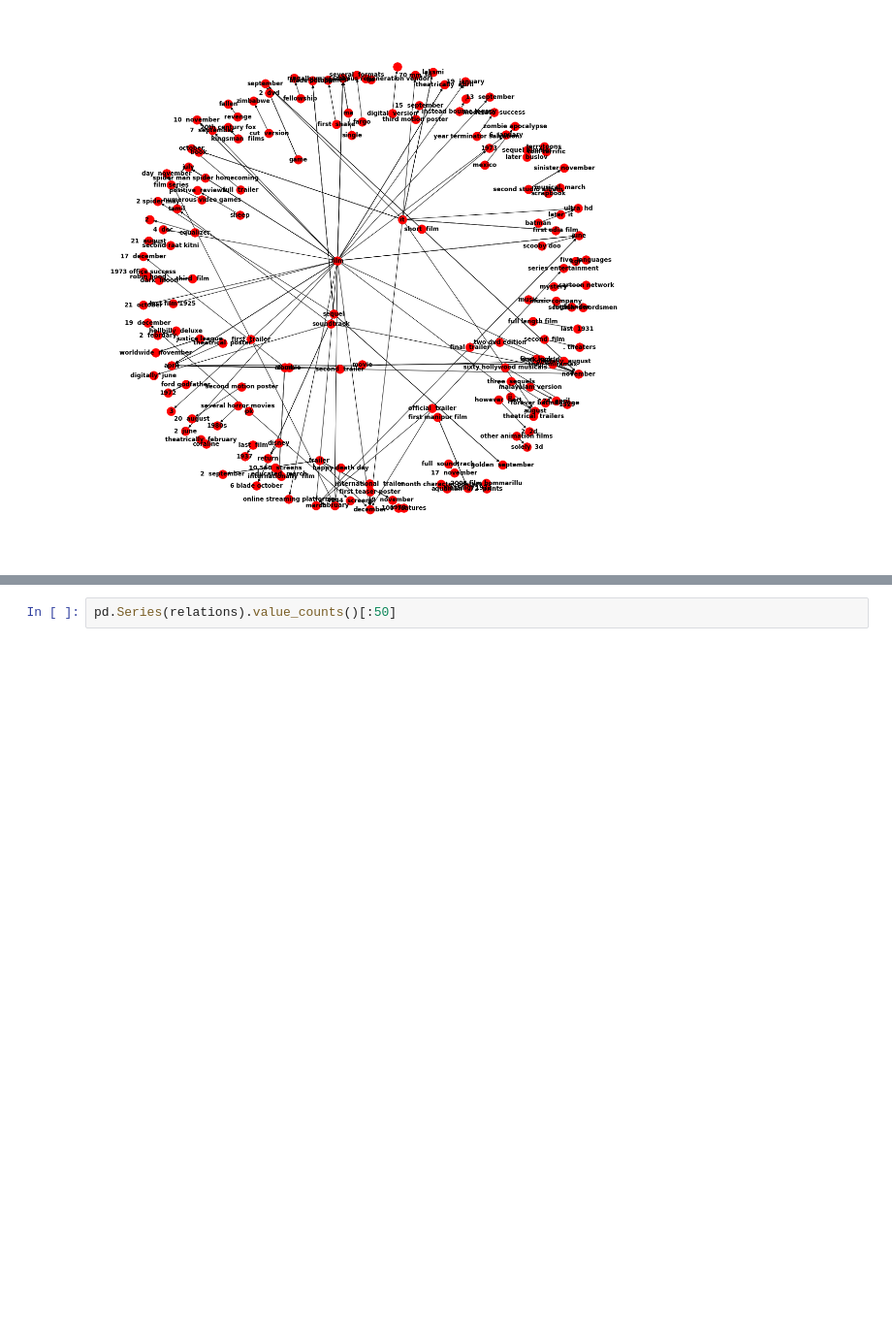
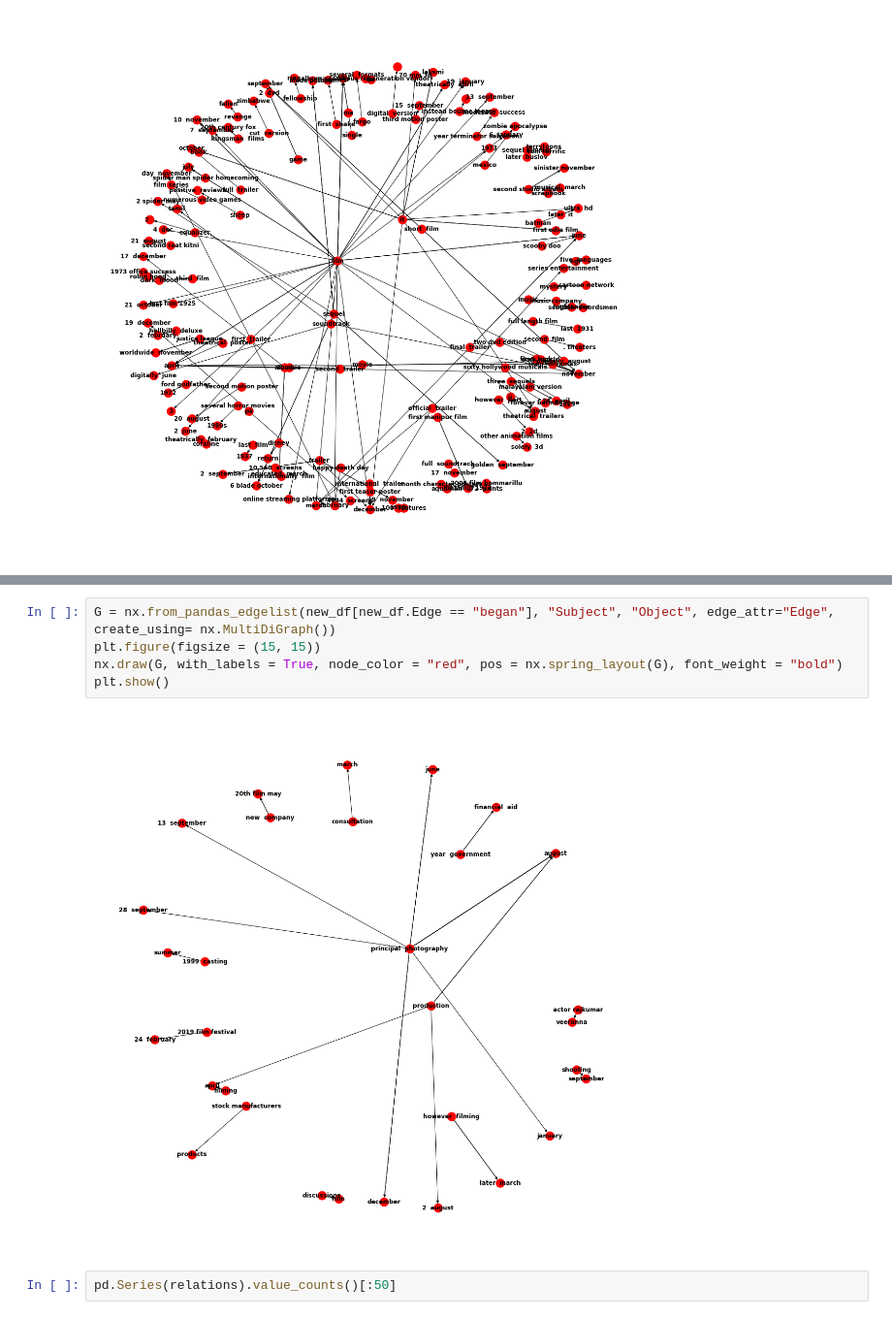
Before and after one commit to aryash14/Simple_Knowledge_Graph, a Jupyter notebook: code.ipynb, the cells around one changed output, grey strips where cells are left out. Shown at 97% size. Saved outputs shown, nothing was run; the diff lists cells and outputs as text; blank space fills up the shorter version.

Commit message:
more graphs

```diff
--- a/code.ipynb
+++ b/code.ipynb
@@ -209,3 +209,10 @@ plt.show()
+# %%
+G = nx.from_pandas_edgelist(new_df[new_df.Edge == "began"], "Subject", "Object", edge_attr="Edge", create_using= nx.MultiDiGraph())
+plt.figure(figsize = (15, 15))
+nx.draw(G, with_labels = True, node_color = "red", pos = nx.spring_layout(G), font_weight = "bold")
+plt.show()
+# %% [output]
+[figure, added]
 # %%
 pd.Series(relations).value_counts()[:50]
 # %% [output]
```
Also changed, not shown: parts of 1 cell of this notebook.
